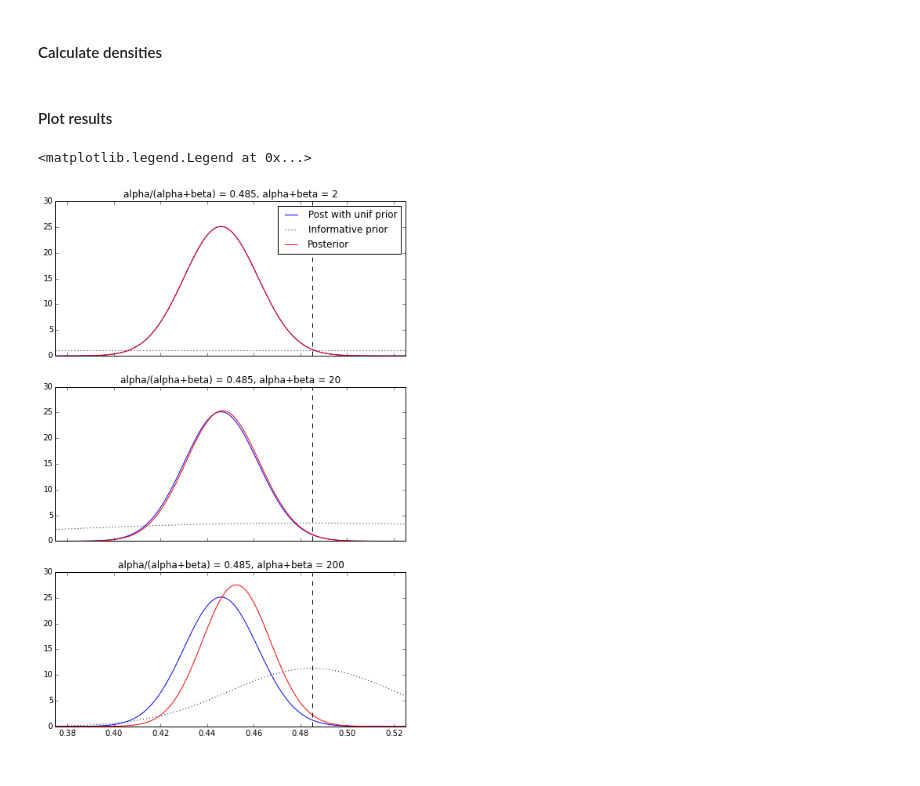
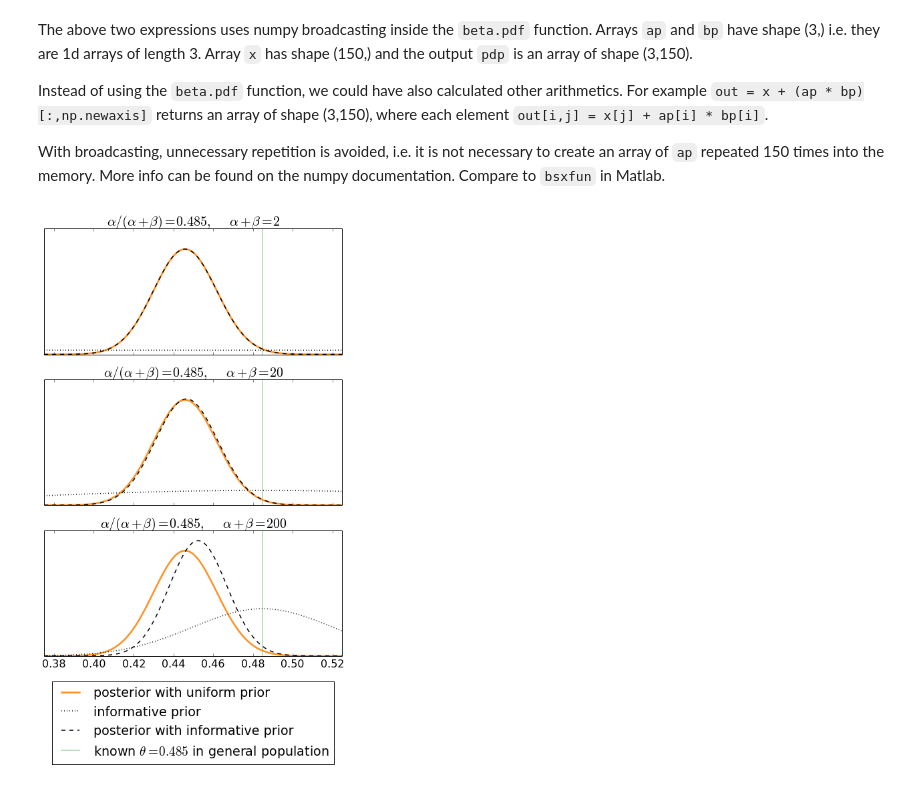
Before and after one commit to avehtari/BDA_py_demos, a Jupyter notebook: demos_ch2/demo2_2.ipynb, the cells around one changed output. Drawn from its saved outputs; the diff is of its cells as text; code cells hidden in the pictures.

```diff
--- a/demos_ch2/demo2_2.ipynb
+++ b/demos_ch2/demo2_2.ipynb
@@ -12,11 +11,16 @@ from scipy.stats import beta
 
 %matplotlib inline
 import matplotlib.pyplot as plt
-# %% [markdown]
-#### Calculate densities
+# %%
+# Edit default plot settings (colours from colorbrewer2.org)
+plt.rc('figure', figsize=(8,6))
+plt.rc('font', size=16)
+plt.rc('lines', color='#377eb8', linewidth=2)
+plt.rc('axes', color_cycle=('#377eb8','#e41a1c','#4daf4a',
+                            '#984ea3','#ff7f00','#ffff33'))
 # %%
-# Plotting grid
-x = np.linspace(0.375, 0.525, 100)
+# Grid
+x = np.linspace(0.375, 0.525, 150)
 
 # Posterior with data (437,543) and uniform prior Beta(1,1)
 au = 438
@@ -34,26 +38,41 @@ bi = 543 + bp
 # Calculate prior and posterior densities
 pdp = beta.pdf(x, ap[:,np.newaxis], bp[:,np.newaxis])
 pdi = beta.pdf(x, ai[:,np.newaxis], bi[:,np.newaxis])
-# %% [markdown]
-#### Plot results
+# %% [markdown]
+The above two expressions uses numpy broadcasting inside the `beta.pdf` function. Arrays `ap` and `bp` have shape (3,) i.e. they are 1d arrays of length 3. Array `x` has shape (150,) and the output `pdp` is an array of shape (3,150).
+
+Instead of using the `beta.pdf` function, we could have also calculated other arithmetics. For example `out = x + (ap * bp)[:,np.newaxis]` returns an array of shape (3,150), where each element `out[i,j] = x[j] + ap[i] * bp[i]`.
+
+With broadcasting, unnecessary repetition is avoided, i.e. it is not necessary to create an array of `ap` repeated 150 times into the memory. More info can be found on the numpy documentation. Compare to `bsxfun` in Matlab.
 # %%
 # Plot 3 subplots
 fig, axes = plt.subplots(nrows=3, ncols=1, sharex=True, sharey=True,
                          figsize=(8, 12))
+# Leave space for the legend on bottom and remove some space from the top
+fig.subplots_adjust(bottom=0.2, top=0.94)
 for i in range(3):
+    # Add vertical line
+    known = axes[i].axvline(0.485, color='#4daf4a', linewidth=1.5, alpha=0.5)
     # Plot three precalculated densities
-    axes[i].plot(x, pdu)
-    axes[i].plot(x, pdp[i], 'k:')
-    axes[i].plot(x, pdi[i], 'r')
-    # Add vertical line
-    axes[i].axvline(0.485, color='k', linestyle='--')
+    post1, = axes[i].plot(x, pdu, color='#ff8f20', linewidth=2.5)
+    prior, = axes[i].plot(x, pdp[i], 'k:', linewidth=1.5)
+    post2, = axes[i].plot(x, pdi[i], 'k--', linewidth=1.5)
+    plt.yticks(())
     # Set the title for this subplot
-    axes[i].set_title('alpha/(alpha+beta) = 0.485, alpha+beta = {}'
-                      .format(2*10**i))
-    # Limit xaxis
-    axes[i].autoscale(axis='x', tight=True)
-# Add legend to the first subplot
-axes[0].legend(('Post with unif prior', 'Informative prior', 'Posterior'))
+    axes[i].set_title(r'$\alpha/(\alpha+\beta) = 0.485,\quad \alpha+\beta = {}$'
+                      .format(2*10**i), fontsize=20)
+# Limit xaxis
+axes[0].autoscale(axis='x', tight=True)
+axes[0].set_ylim((0,30))
+# Add legend to the last subplot
+axes[-1].legend(
+    (post1, prior, post2, known),
+    ( 'posterior with uniform prior',
+      'informative prior',
+      'posterior with informative prior',
+     r'known $\theta=0.485$ in general population'),
+    loc='upper center',
+    bbox_to_anchor=(0.5, -0.15)
+);
 # %% [output]
-<matplotlib.legend.Legend at 0x...>
-[figure, old version]
+[figure, new version]
```
Also changed, not shown: parts of 3 cells of this notebook, 7 other files.
